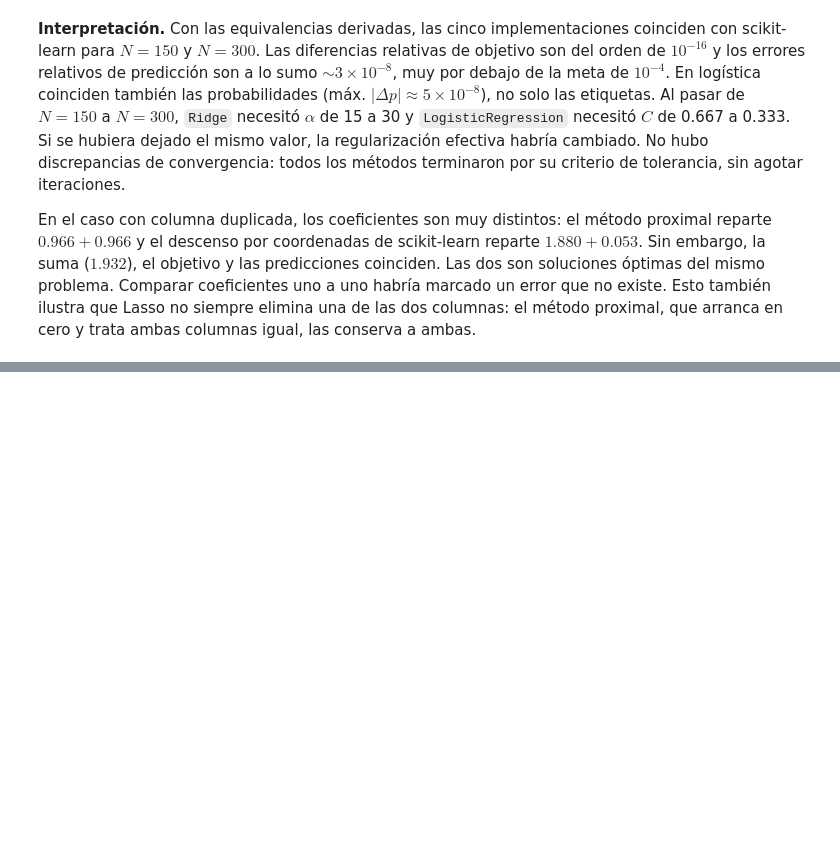
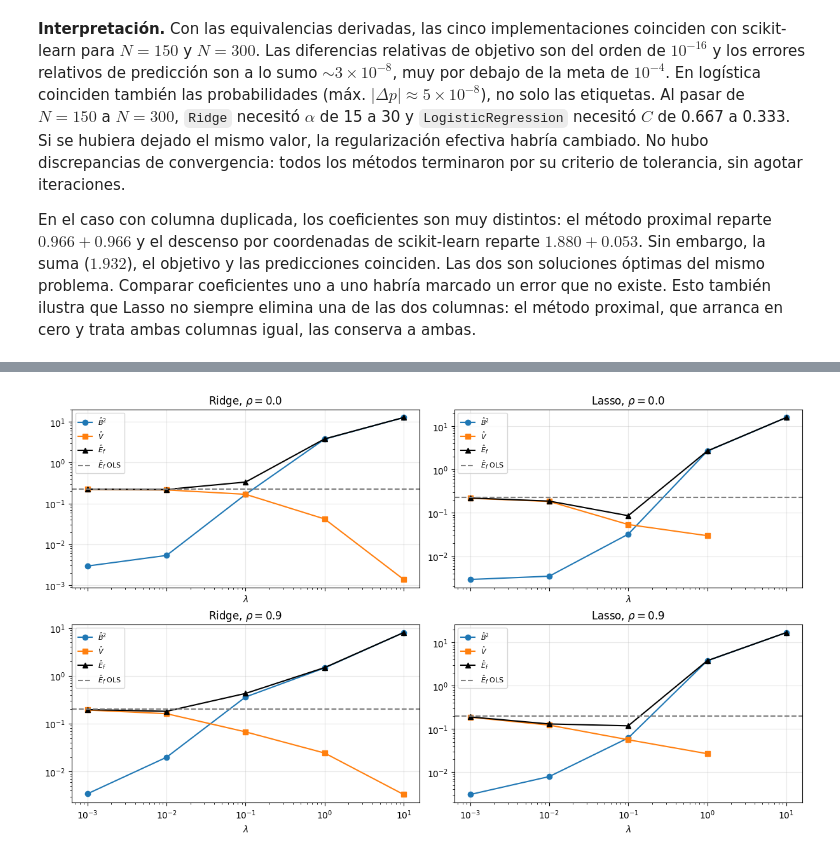
Before and after one commit to Mmora-07/aprendizaje_autom-tico_t_1, a Jupyter notebook: 01_implementacion_simulacion.ipynb, the cells around one changed output, grey strips where cells are left out. Saved outputs shown, nothing was run; the diff lists cells and outputs as text; code cells hidden in the pictures; blank space fills up the shorter version.

```diff
--- a/01_implementacion_simulacion.ipynb
+++ b/01_implementacion_simulacion.ipynb
@@ -595,0 +725,16 @@ En el caso con columna duplicada, los coeficientes son muy distintos: el método
+# %%
+fig, ax = plt.subplots(2, 2, figsize=(12, 7), sharex=True, constrained_layout=True)
+for i, rho in enumerate(RHOS):
+    ols = tabla_p5.query("rho == @rho and modelo == 'OLS'").iloc[0]
+    for j, modelo in enumerate(["Ridge", "Lasso"]):
+        t = tabla_p5.query("rho == @rho and modelo == @modelo")
+        ax[i, j].plot(t["lambda"], t["sesgo2"], "o-", label=r"$\hat B^2$")
+        # V = 0 cuando Lasso anula todos los coeficientes; se oculta en escala log.
+        ax[i, j].plot(t["lambda"], t["varianza"].replace(0, np.nan), "s-", label=r"$\hat V$")
+        ax[i, j].plot(t["lambda"], t["E_f"], "k^-", label=r"$\hat E_f$")
+        ax[i, j].axhline(ols["E_f"], color="gray", ls="--", label=r"$\hat E_f$ OLS")
+        ax[i, j].set(xscale="log", yscale="log", title=fr"{modelo}, $\rho={rho}$", xlabel=r"$\lambda$")
+        ax[i, j].legend(fontsize=8)
+plt.show()
+# %% [output]
+[figure, added]
```
Also changed, not shown: parts of 14 cells of this notebook, 8 other files.
